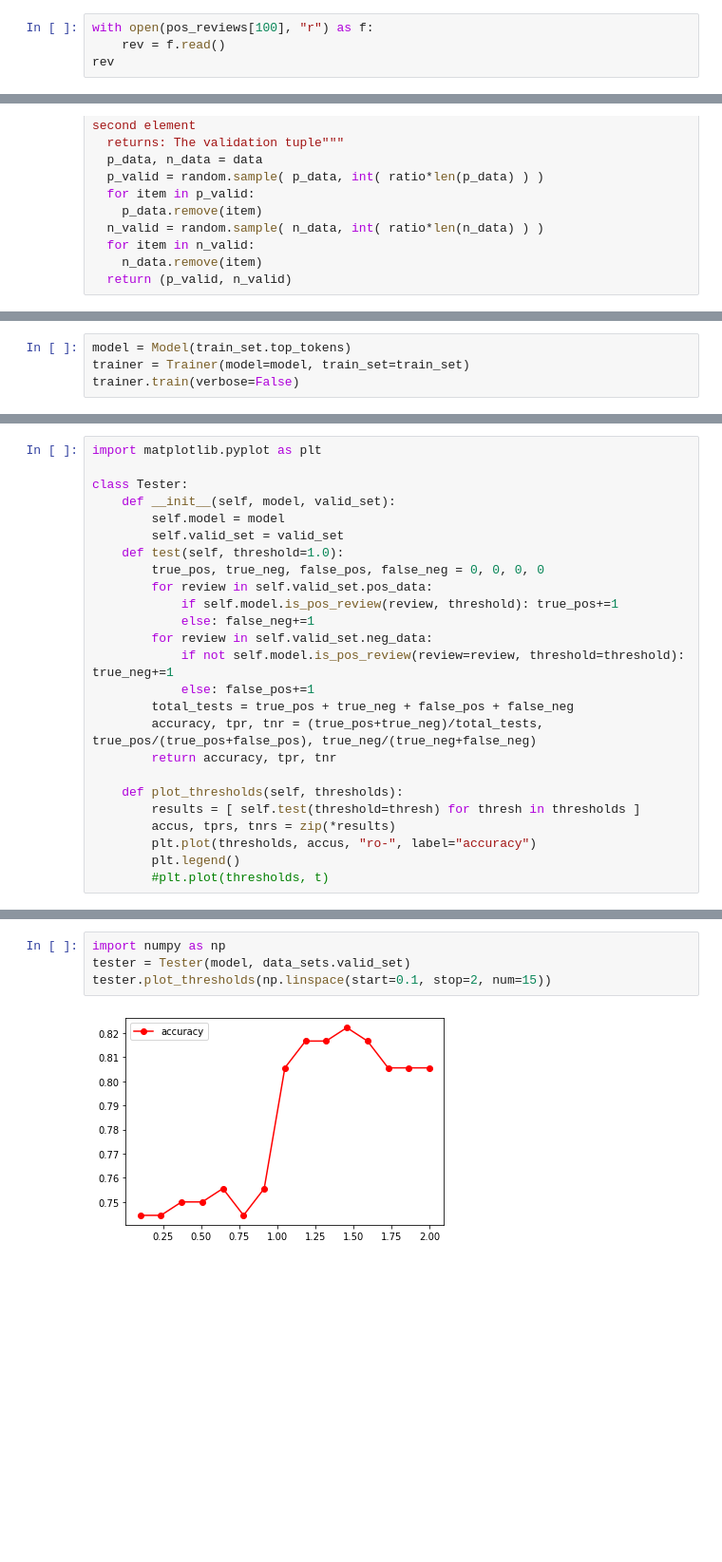
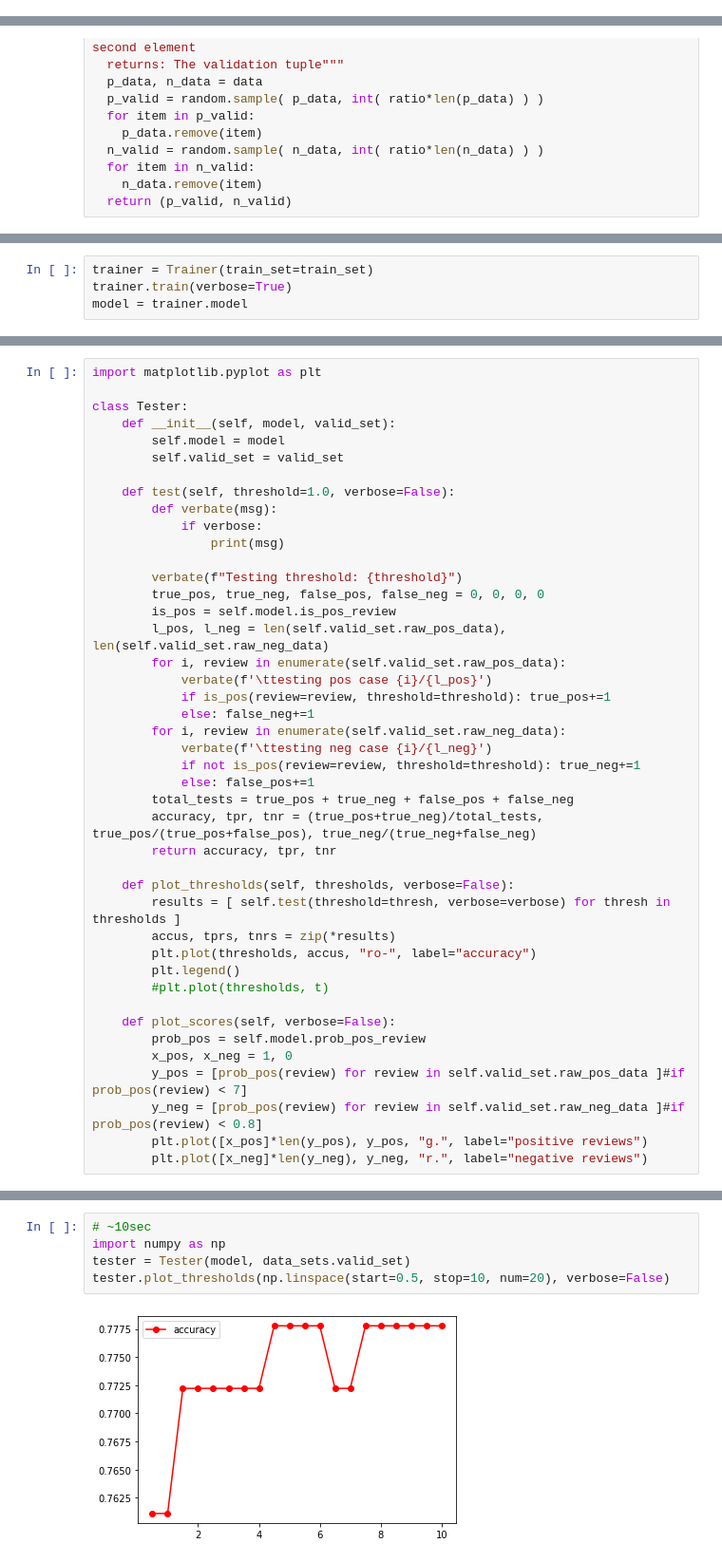
Before and after one commit to RK22000/Rahuls-Another-Motion-Picture-Review-Classifier, a Jupyter notebook: RAMPRC.ipynb, the cells around one changed output, grey strips where cells are left out. Shown at 95% size. Drawn from its saved outputs; the diff is of its cells as text; blank space fills up the shorter version.

Commit message:
Got every thing optimized so that training and validation happens quickly

```diff
--- a/RAMPRC.ipynb
+++ b/RAMPRC.ipynb
@@ -127,4 +199,0 @@ pos_reviews[100]
-# %%
-with open(pos_reviews[100], "r") as f:
-    rev = f.read()
-rev
@@ -484,6 +364,6 @@ class Trainer:
             indent=""
             verbate("Done training")
 # %%
-model = Model(train_set.top_tokens)
-trainer = Trainer(model=model, train_set=train_set)
-trainer.train(verbose=False)
+trainer = Trainer(train_set=train_set)
+trainer.train(verbose=True)
+model = trainer.model
@@ -544,21 +408,39 @@ class Tester:
     def __init__(self, model, valid_set):
         self.model = model
         self.valid_set = valid_set
-    def test(self, threshold=1.0):
+
+    def test(self, threshold=1.0, verbose=False):
+        def verbate(msg):
+            if verbose:
+                print(msg)
+
+        verbate(f"Testing threshold: {threshold}")
         true_pos, true_neg, false_pos, false_neg = 0, 0, 0, 0
-        for review in self.valid_set.pos_data:
-            if self.model.is_pos_review(review, threshold): true_pos+=1
+        is_pos = self.model.is_pos_review
+        l_pos, l_neg = len(self.valid_set.raw_pos_data), len(self.valid_set.raw_neg_data)
+        for i, review in enumerate(self.valid_set.raw_pos_data):
+            verbate(f'\ttesting pos case {i}/{l_pos}')
+            if is_pos(review=review, threshold=threshold): true_pos+=1
             else: false_neg+=1
-        for review in self.valid_set.neg_data:
-            if not self.model.is_pos_review(review=review, threshold=threshold): true_neg+=1
+        for i, review in enumerate(self.valid_set.raw_neg_data):
+            verbate(f'\ttesting neg case {i}/{l_neg}')
+            if not is_pos(review=review, threshold=threshold): true_neg+=1
             else: false_pos+=1
         total_tests = true_pos + true_neg + false_pos + false_neg
         accuracy, tpr, tnr = (true_pos+true_neg)/total_tests, true_pos/(true_pos+false_pos), true_neg/(true_neg+false_neg)
         return accuracy, tpr, tnr
 
-    def plot_thresholds(self, thresholds):
-        results = [ self.test(threshold=thresh) for thresh in thresholds ]
+    def plot_thresholds(self, thresholds, verbose=False):
+        results = [ self.test(threshold=thresh, verbose=verbose) for thresh in thresholds ]
         accus, tprs, tnrs = zip(*results)
         plt.plot(thresholds, accus, "ro-", label="accuracy")
         plt.legend()
         #plt.plot(thresholds, t)
+
+    def plot_scores(self, verbose=False):
+        prob_pos = self.model.prob_pos_review
+        x_pos, x_neg = 1, 0
+        y_pos = [prob_pos(review) for review in self.valid_set.raw_pos_data ]#if prob_pos(review) < 7]
+        y_neg = [prob_pos(review) for review in self.valid_set.raw_neg_data ]#if prob_pos(review) < 0.8]
+        plt.plot([x_pos]*len(y_pos), y_pos, "g.", label="positive reviews")
+        plt.plot([x_neg]*len(y_neg), y_neg, "r.", label="negative reviews")
@@ -575,6 +452,7 @@ plt.plot(x, y, "."), x[0]
 # %%
+# ~10sec
 import numpy as np
 tester = Tester(model, data_sets.valid_set)
-tester.plot_thresholds(np.linspace(start=0.1, stop=2, num=15))
+tester.plot_thresholds(np.linspace(start=0.5, stop=10, num=20), verbose=False)
 # %% [output]
-[figure, old version]
+[figure, new version]
```
Also changed, not shown: parts of 40 cells of this notebook.
